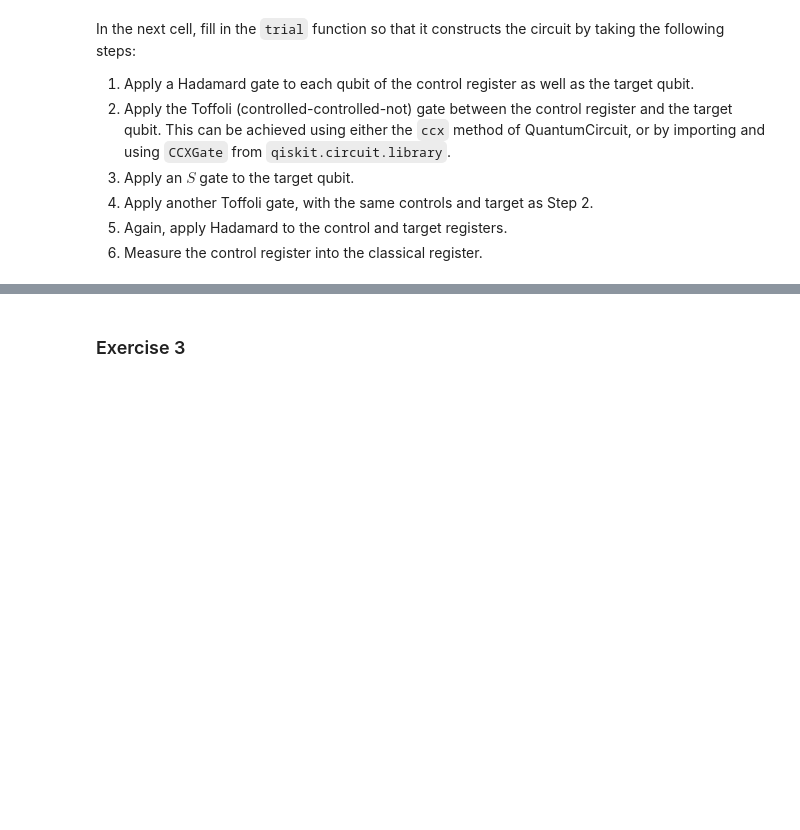
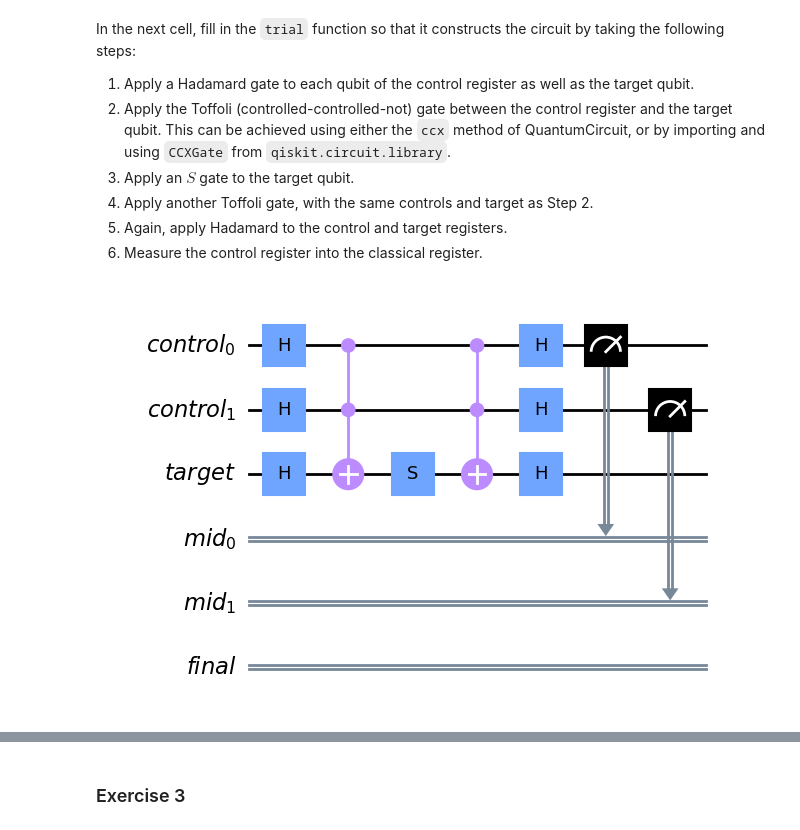
Before and after one commit to cherifdoullel16641/ibm-spring-challenge-2023, a Jupyter notebook: lab1.ipynb, the cells around one changed output, grey strips where cells are left out. Drawn from its saved outputs; the diff is of its cells as text; code cells hidden in the pictures; blank space fills up the shorter version.

```diff
--- a/lab1.ipynb
+++ b/lab1.ipynb
@@ -212,18 +233,28 @@ In the next cell, fill in the `trial` function so that it constructs the circuit
 # %%
 def trial(
     circuit: QuantumCircuit,
     target: QuantumRegister,
     controls: QuantumRegister,
     measures: ClassicalRegister,
 ):
     """Probabilistically perform Rx(theta) on the target, where cos(theta) = 3/5."""
 
     ####### your code goes here #######
+    circuit.h(target)
+    circuit.h(controls)
+    circuit.ccx(*controls, target)
+    circuit.s(target)
+    circuit.ccx(*controls, target)
+    circuit.h(controls)
+    circuit.h(target)
+    circuit.measure(controls, measures)
 
 
 qc = base.copy_empty_like()
 trial(qc, target, controls, mid_measure)
 qc.draw("mpl", cregbundle=False)
+# %% [output]
+[figure, added]
 # %%
 # Submit your circuit
 from qc_grader.challenges.spring_2023 import grade_ex1c
```
Also changed, not shown: parts of 19 cells of this notebook, 2 other files.
